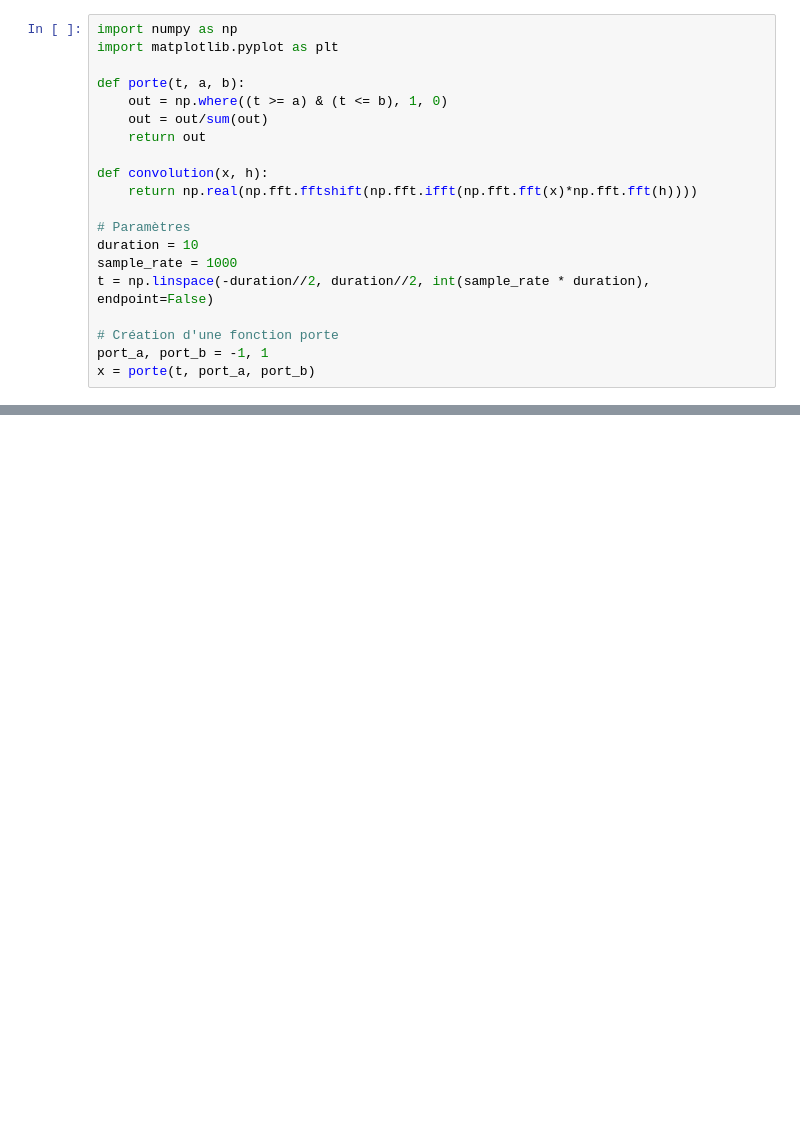
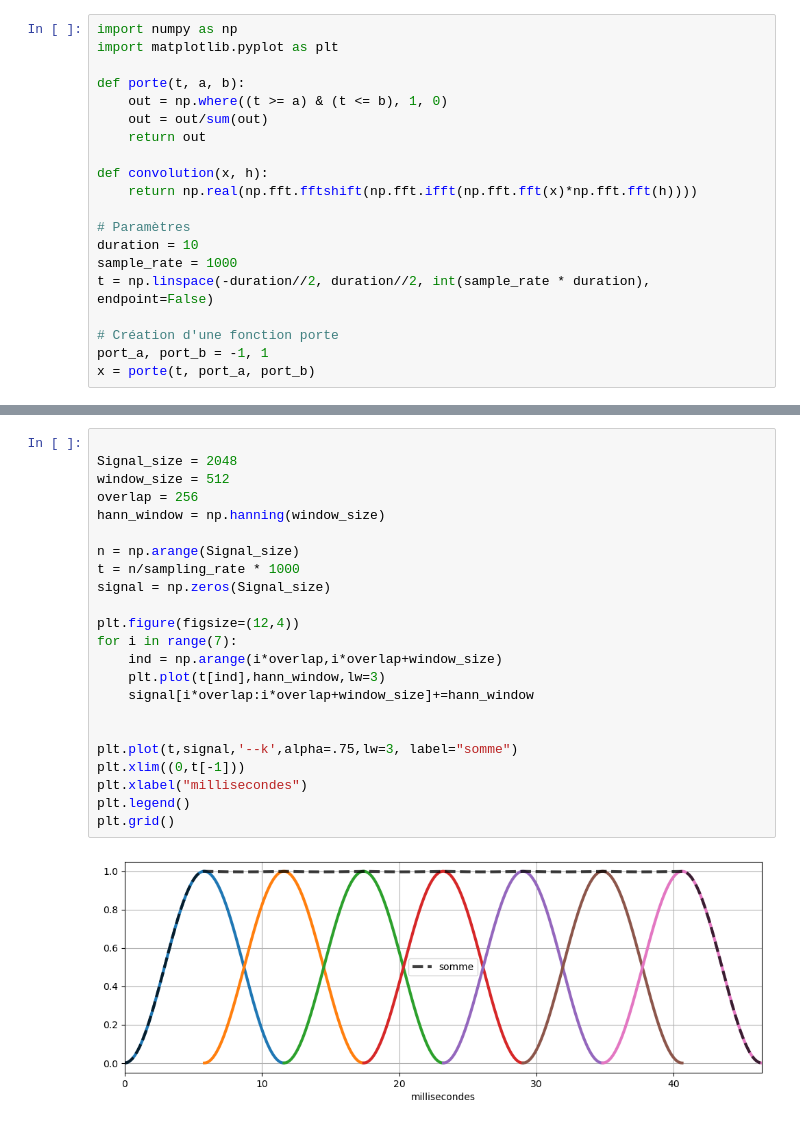
Before and after one commit to DeVerMyst/DEVIA2023, a Jupyter notebook: L_AUDIO/draw_plot.ipynb, the cells around one changed output, grey strips where cells are left out. Saved outputs shown, nothing was run; the diff lists cells and outputs as text; blank space fills up the shorter version.

```diff
--- a/L_AUDIO/draw_plot.ipynb
+++ b/L_AUDIO/draw_plot.ipynb
@@ -472,0 +572,25 @@ plt.show()
+# %%
+
+Signal_size = 2048
+window_size = 512
+overlap = 256
+hann_window = np.hanning(window_size)
+
+n = np.arange(Signal_size)
+t = n/sampling_rate * 1000
+signal = np.zeros(Signal_size)
+
+plt.figure(figsize=(12,4))
+for i in range(7):
+    ind = np.arange(i*overlap,i*overlap+window_size)
+    plt.plot(t[ind],hann_window,lw=3)
+    signal[i*overlap:i*overlap+window_size]+=hann_window
+
+
+plt.plot(t,signal,'--k',alpha=.75,lw=3, label="somme")
+plt.xlim((0,t[-1]))
+plt.xlabel("millisecondes")
+plt.legend()
+plt.grid()
+# %% [output]
+[figure, added]
```
Also changed, not shown: parts of 17 cells of this notebook, 6 other files.
